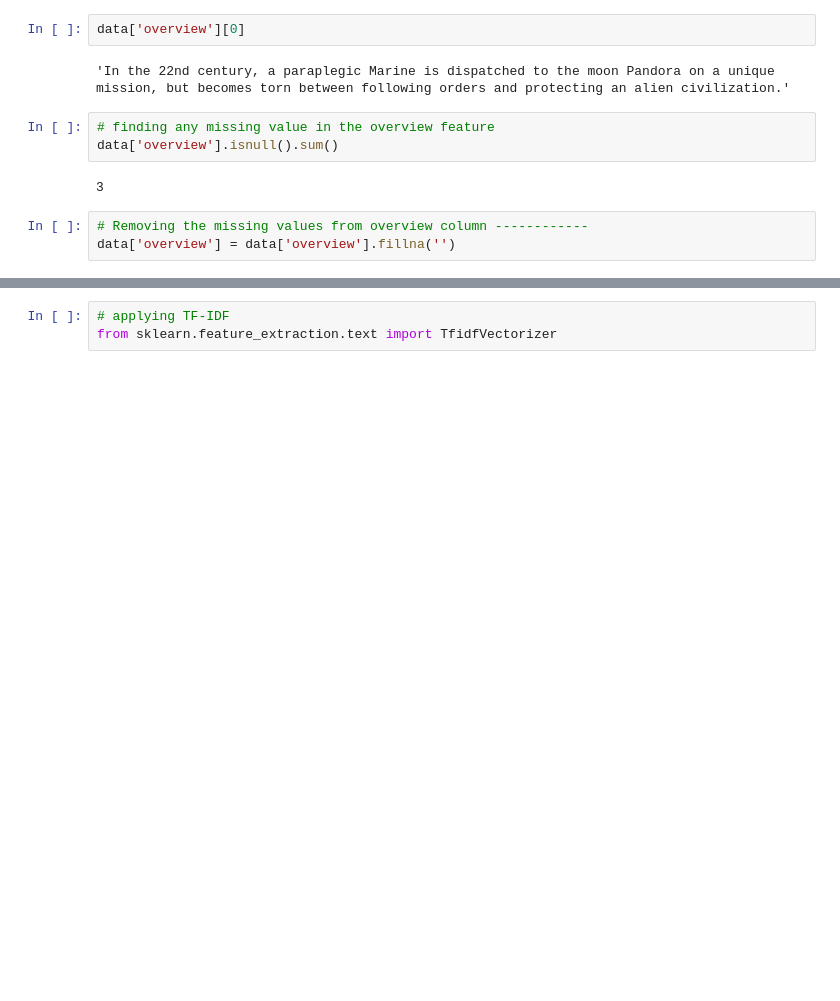
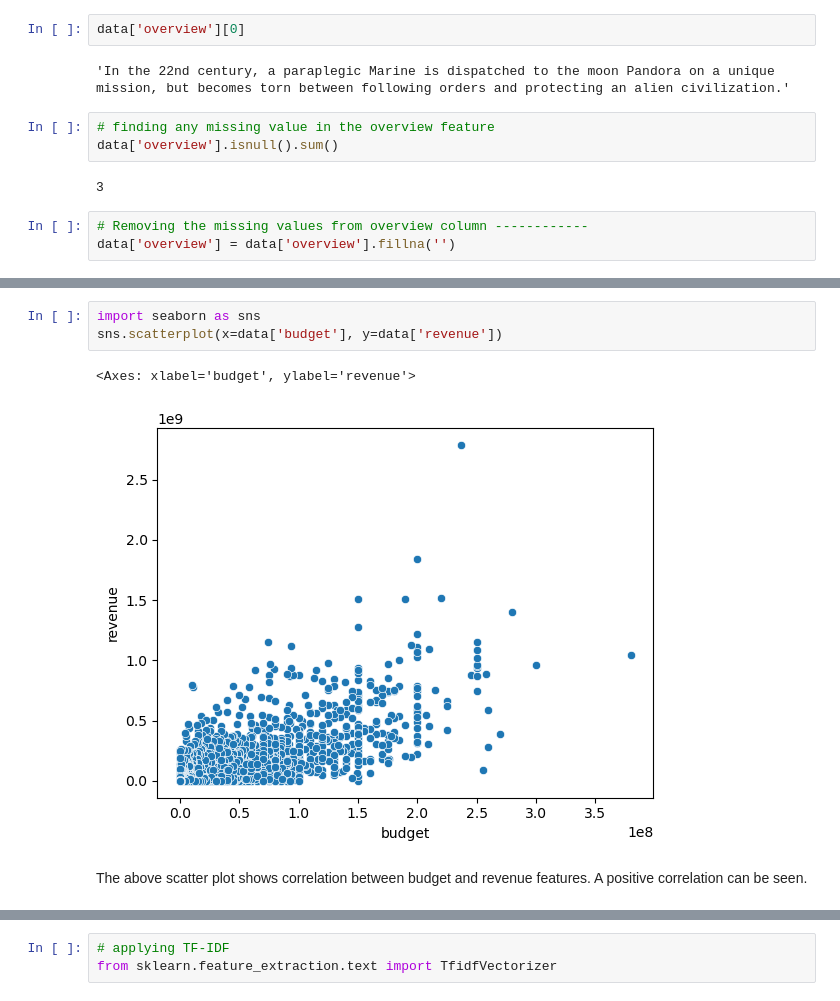
Before and after one commit to zabiAzimy/recommender-system, a Jupyter notebook: content_based_rec_system.ipynb, the cells around one changed output, grey strips where cells are left out. Saved outputs shown, nothing was run; the diff lists cells and outputs as text; blank space fills up the shorter version.

```diff
--- a/content_based_rec_system.ipynb
+++ b/content_based_rec_system.ipynb
@@ -83,0 +130,8 @@ data['overview'] = data['overview'].fillna('')
+# %%
+import seaborn as sns
+sns.scatterplot(x=data['budget'], y=data['revenue'])
+# %% [output]
+<Axes: xlabel='budget', ylabel='revenue'>
+[figure, added]
+# %% [markdown]
+The above scatter plot shows correlation between budget and revenue features. A positive correlation can be seen.
```
Also changed, not shown: parts of 25 cells of this notebook, 3 other files.
